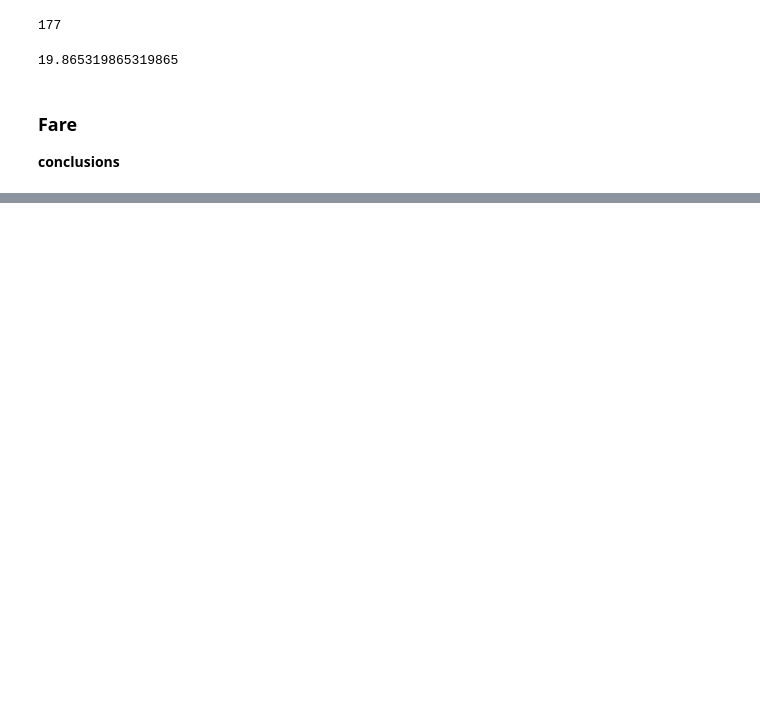
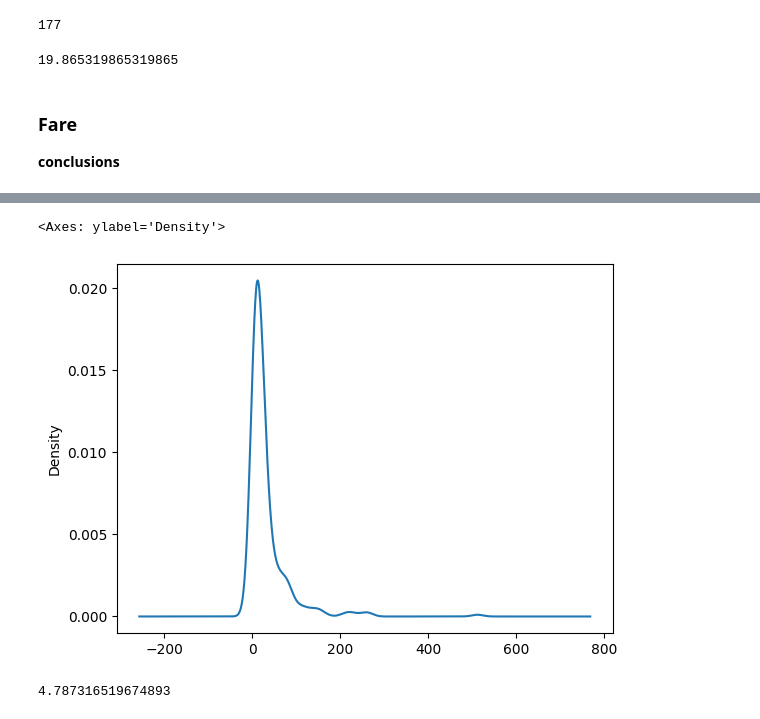
Before and after one commit to Muhammad-Waleed-Source/Exploratory-Data-Analysis, a Jupyter notebook: EDA.ipynb, the cells around one changed output, grey strips where cells are left out. Saved outputs shown, nothing was run; the diff lists cells and outputs as text; code cells hidden in the pictures; blank space fills up the shorter version.

```diff
--- a/EDA.ipynb
+++ b/EDA.ipynb
@@ -167,0 +188,11 @@ print((df['Age'].isnull().sum() / len(df['Age']))* 100)
+# %%
+df['Fare'].plot(kind='kde')
+# %% [output]
+<Axes: ylabel='Density'>
+[figure, added]
+# %%
+print(df["Fare"].skew())
+
+# highly positively skewed
+# %% [output]
+4.787316519674893
```
Also changed, not shown: parts of 2 cells of this notebook.
